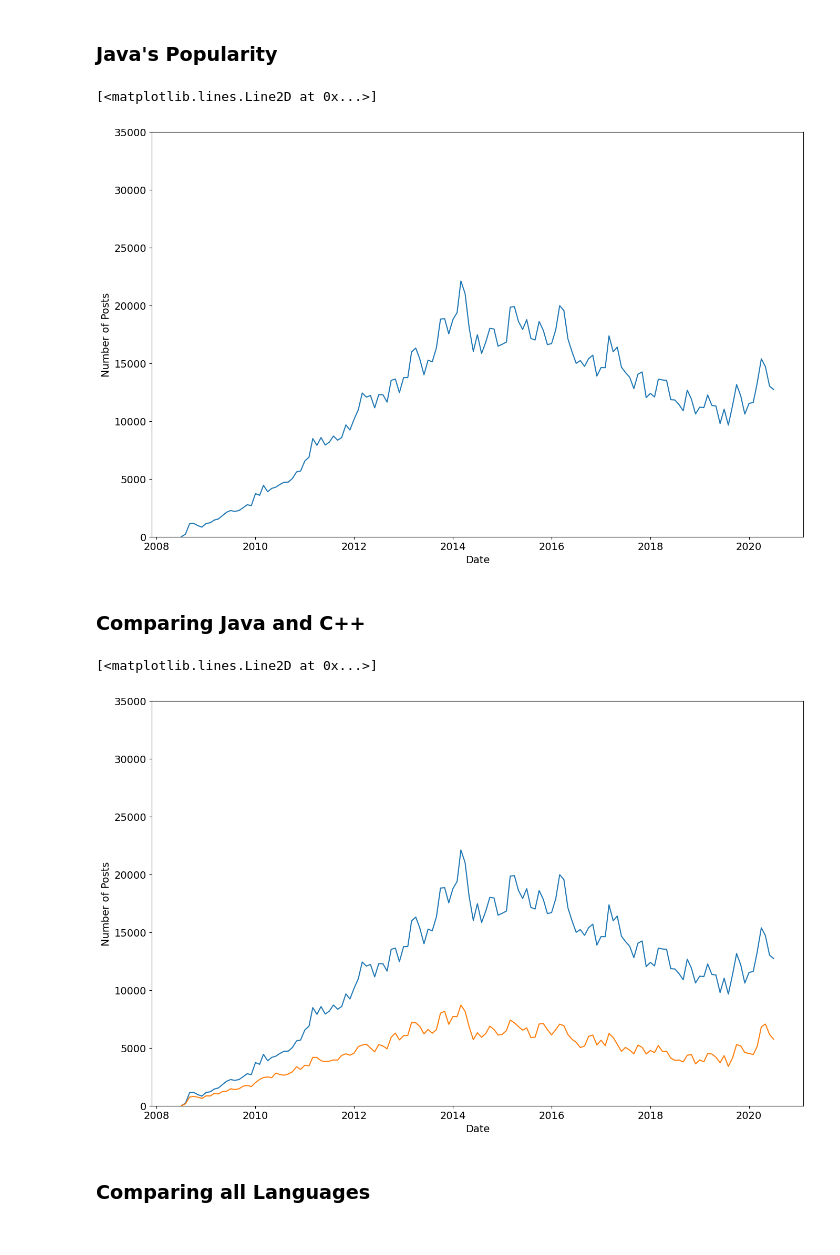
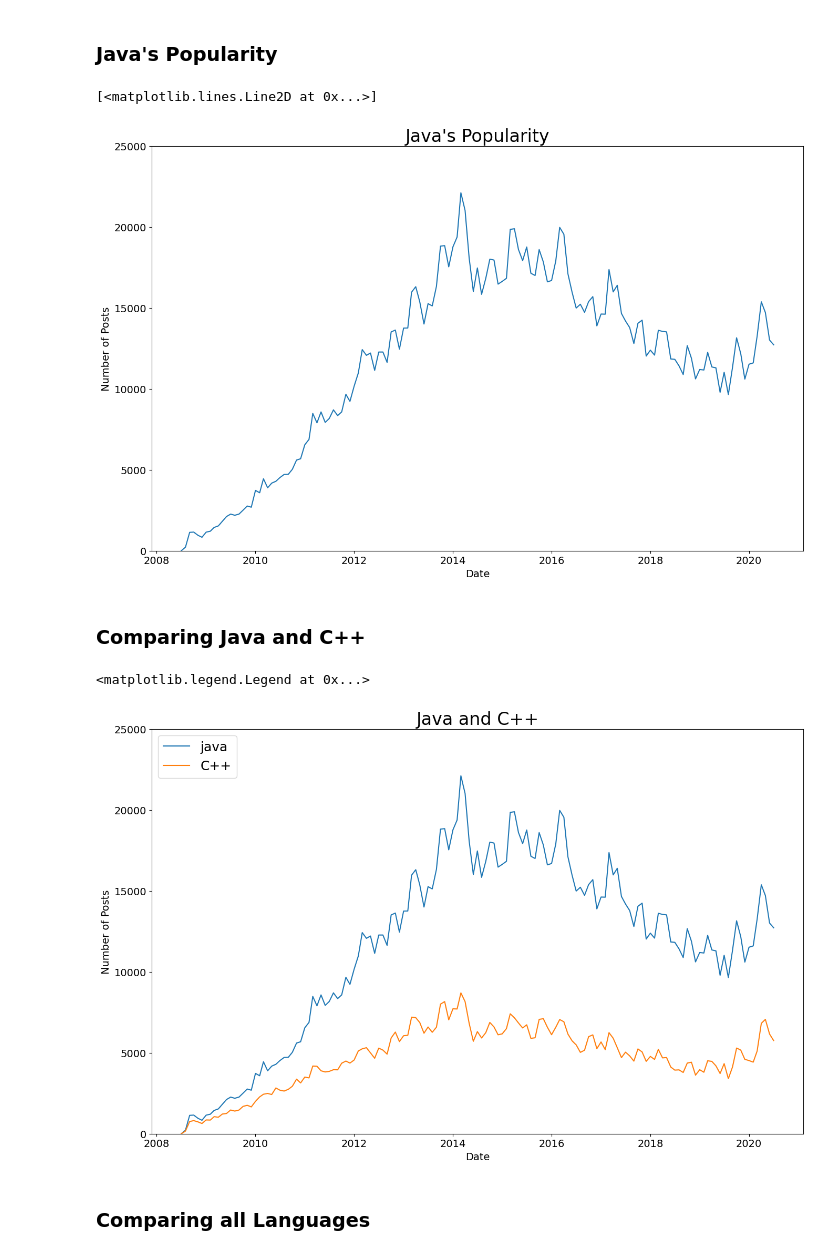
Before and after one commit to muhzinkhan/Programming-Languages-Analysis-and-Visualization, a Jupyter notebook: Programming_Languages_Analysis_and_Visualization.ipynb, the cells around one changed output. Drawn from its saved outputs; the diff is of its cells as text; code cells hidden in the pictures.

```diff
--- a/Programming_Languages_Analysis_and_Visualization.ipynb
+++ b/Programming_Languages_Analysis_and_Visualization.ipynb
@@ -207,26 +207,31 @@ plt.xticks(fontsize=14)
 plt.yticks(fontsize=14)
 plt.xlabel('Date', fontsize=14)
 plt.ylabel('Number of Posts', fontsize=14)
-plt.ylim(0, 35000)
+plt.ylim(0, 25000)
+plt.title("Java's Popularity", fontsize=24)
 plt.plot(reshaped_df.index, reshaped_df.java)
 # %% [output]
 [<matplotlib.lines.Line2D at 0x...>]
-[figure, old version]
+[figure, new version]
 # %% [markdown]
 ### Comparing Java and C++
 # %%
 plt.figure(figsize=(16,10))
 plt.xticks(fontsize=14)
 plt.yticks(fontsize=14)
 plt.xlabel('Date', fontsize=14)
 plt.ylabel('Number of Posts', fontsize=14)
-plt.ylim(0, 35000)
+plt.ylim(0, 25000)
+plt.title("Java and C++", fontsize=24)
+
 
 plt.plot(reshaped_df.index, reshaped_df.java)
 plt.plot(reshaped_df.index, reshaped_df["c++"])
+
+plt.legend(["java", "C++"], fontsize=18, loc ="upper left")
 # %% [output]
-[<matplotlib.lines.Line2D at 0x...>]
+<matplotlib.legend.Legend at 0x...>
-[figure, old version]
+[figure, new version]
 # %% [markdown]
 ### Comparing all Languages
 # %%
```
Also changed, not shown: parts of 14 cells of this notebook.
